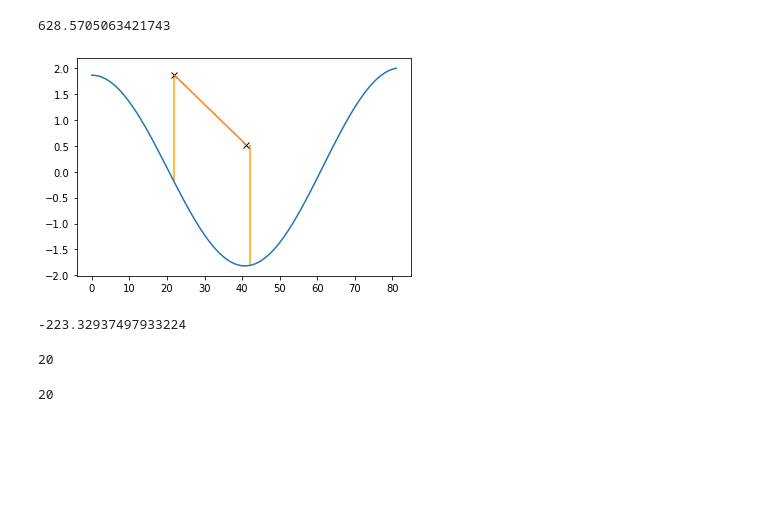
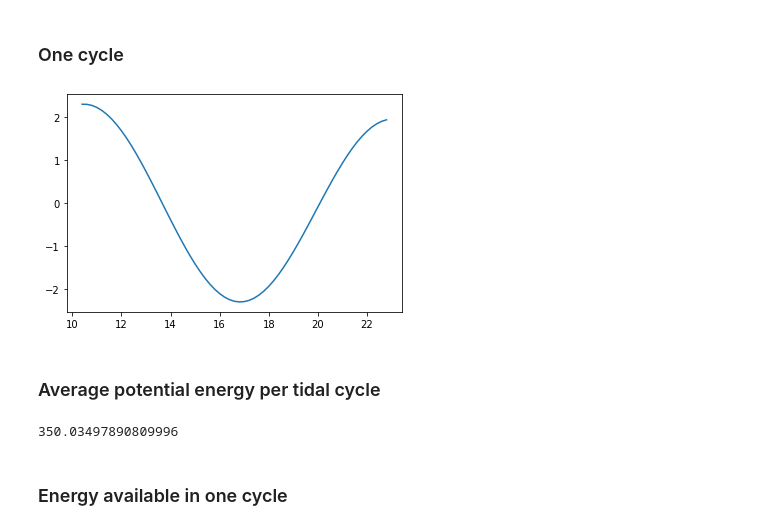
Before and after one commit to shawnalbertson/random, a Jupyter notebook: jupyter/Tidal Lagoon calculations.ipynb, the cells around one changed output. Drawn from its saved outputs; the diff is of its cells as text; code cells hidden in the pictures; blank space fills up the shorter version.

```diff
--- a/jupyter/Tidal Lagoon calculations.ipynb
+++ b/jupyter/Tidal Lagoon calculations.ipynb
@@ -125,47 +149,29 @@ troughs, _ = find_peaks(-pred)
+# %% [markdown]
+### One cycle
+# %%
+main, peaks, troughs = get_slices(df)
+s = main[0]
+i_wait = get_start(s, min_head)
+slope = get_slope(s, i_wait)
+i_end = get_end(s, min_head, i_wait, slope)
+# %%
+plt.plot(s[:, 0], s[:, 1])
+plt.show()
+# %% [output]
+[figure, added]
+# %% [markdown]
+### Average potential energy per tidal cycle
 # %%
 # Mean height
-H_mean = (pred[peaks].sum() - pred[troughs].sum()) / len(peaks)
-H_mean
+H_mean = (df[peaks, 1] - df[troughs, 1]).sum() / len(peaks)
+
+rho = 1025 # [kg/m^3]
+A_l = 6.5 * 1000 * 1000 # [m^2]
+g = 9.81 # [m/s^2]
 
 # Potential energy
 (1/2 * rho * g * A_l * H_mean**2) / 10**9 # [GJ]
 # %% [output]
-628.5705063421743
+350.03497890809996
-# %%
-# The length of pred0 is determined by distance between successive peaks, which is variable
-pred0, trough0 = get_slice(pred, 7, peaks, troughs)
-
-t_wait = get_start_time(pred0, trough0, min_head)
-
-slope = get_slope(pred0, t_wait)
-
-t_end = get_end_time(pred0, t_step, t_wait, slope, min_head)
-
-t_ = np.arange(t_wait, t_end, 1)
-y = slope * (t_ - t_wait) + pred0[0]
-
-plt.plot(pred0)
-plt.plot(t_wait, pred0[0], 'kx')
-plt.plot(t_[-1], y[-1], 'kx')
-plt.vlines(t_wait, pred0[t_wait], y[0], 'orange')
-plt.vlines(t_end, pred0[t_end], y[-1], 'orange')
-plt.plot(t_, y)
-plt.show()
-# %% [output]
-[figure, removed]
-# %%
-# i = t_wait
-hlo = pred0[t_wait:t_end] - y
-hdiff = hlo.sum()
-E = - rho * A_l * slope * g * hdiff
-E / 10**9
-# %% [output]
--223.32937497933224
-# %%
-len(pred0[t_wait:t_end])
-# %% [output]
-20
-# %%
-len(y)
-# %% [output]
-20
+# %% [markdown]
+### Energy available in one cycle
```
Also changed, not shown: parts of 20 cells of this notebook.
